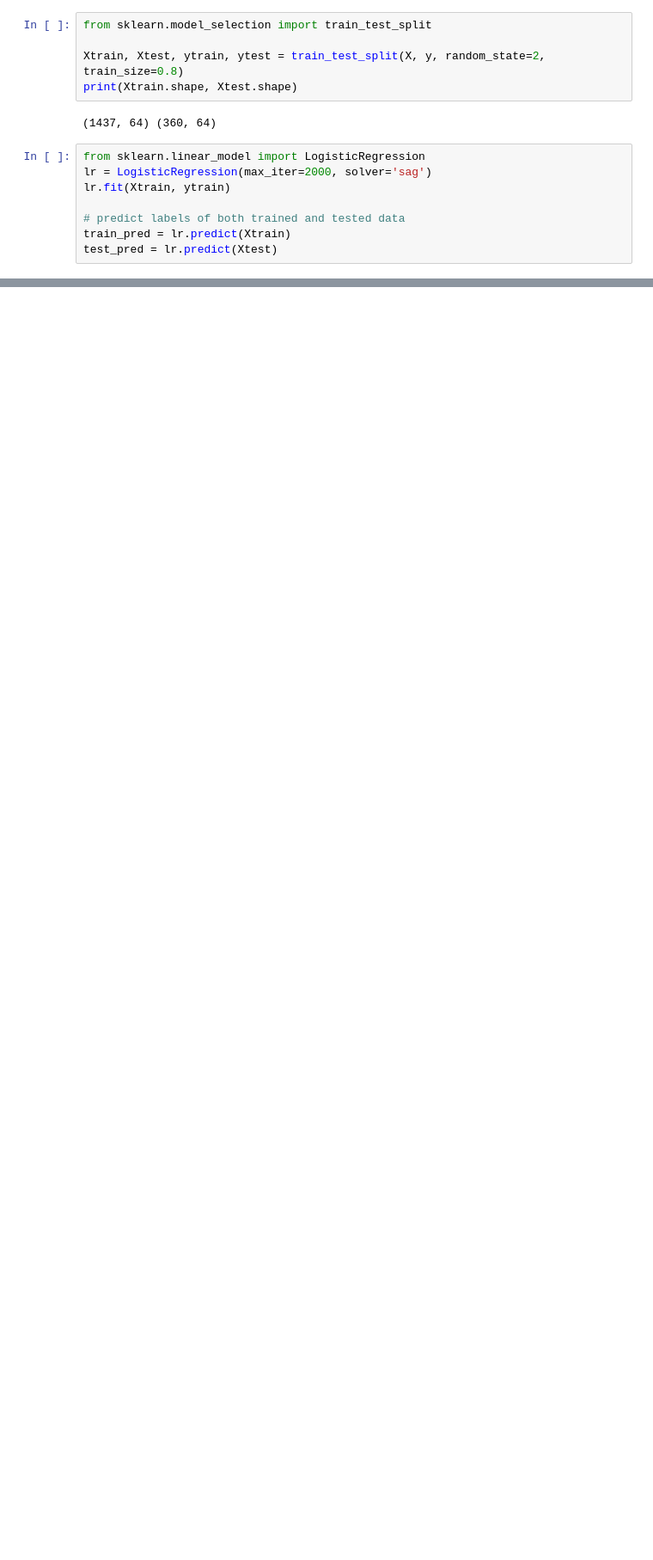
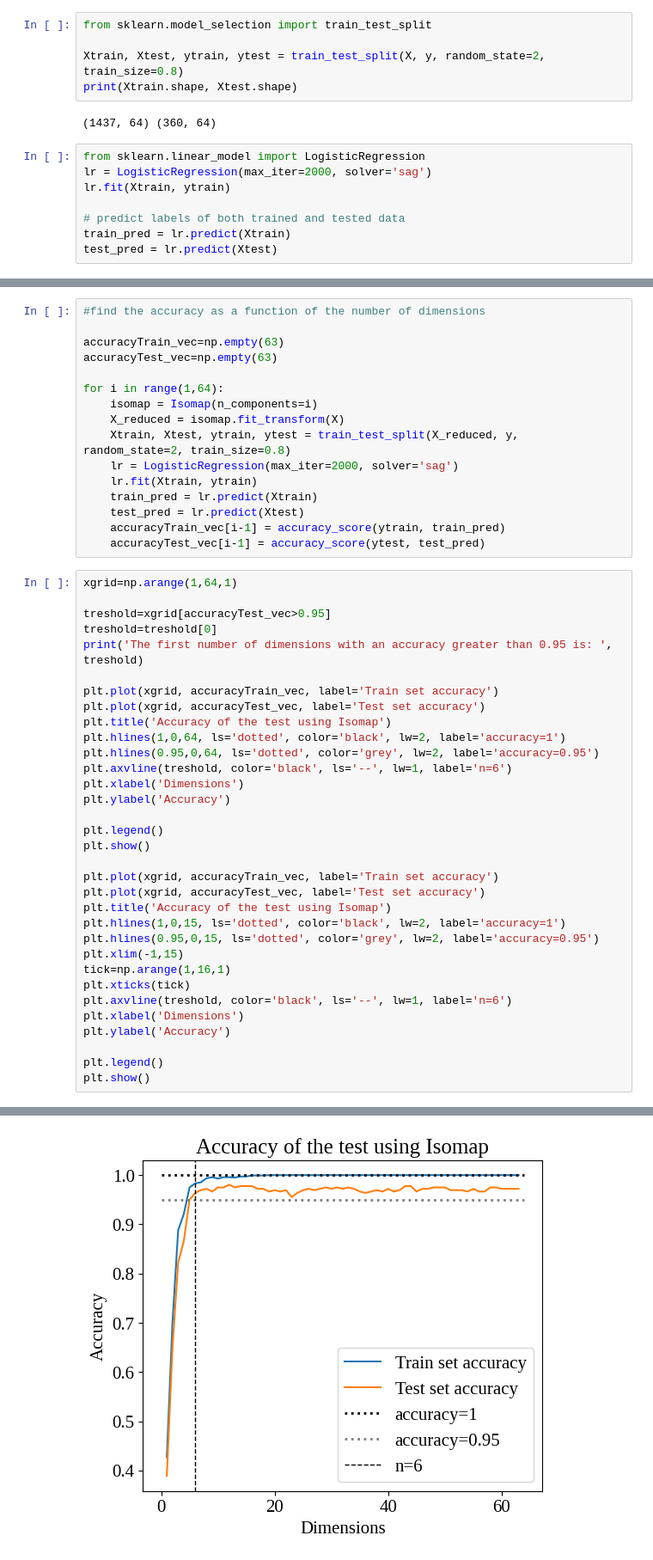
Before and after one commit to Alexpedro130/astrostatistics_bicocca_2023, a Jupyter notebook: working/L13_handwritten_digits.ipynb, the cells around one changed output, grey strips where cells are left out. Shown: that part at 86% size. Saved outputs shown, nothing was run; the diff lists cells and outputs as text; blank space fills up the shorter version.

```diff
--- a/working/L13_handwritten_digits.ipynb
+++ b/working/L13_handwritten_digits.ipynb
@@ -104,3 +120,53 @@ The accuracy of the test set is: 0.9472222222222222
  [ 0  0  0  0  0  0  0 39  0  1]
  [ 0  0  0  0  0  0  0  0 35  1]
  [ 0  0  0  1  0  1  0  0  1 25]]
+# %%
+#find the accuracy as a function of the number of dimensions
+
+accuracyTrain_vec=np.empty(63)
+accuracyTest_vec=np.empty(63)
+
+for i in range(1,64):
+    isomap = Isomap(n_components=i)
+    X_reduced = isomap.fit_transform(X)
+    Xtrain, Xtest, ytrain, ytest = train_test_split(X_reduced, y, random_state=2, train_size=0.8)
+    lr = LogisticRegression(max_iter=2000, solver='sag')
+    lr.fit(Xtrain, ytrain)
+    train_pred = lr.predict(Xtrain)
+    test_pred = lr.predict(Xtest)
+    accuracyTrain_vec[i-1] = accuracy_score(ytrain, train_pred)
+    accuracyTest_vec[i-1] = accuracy_score(ytest, test_pred)
+# %%
+xgrid=np.arange(1,64,1)
+
+treshold=xgrid[accuracyTest_vec>0.95]
+treshold=treshold[0]
+print('The first number of dimensions with an accuracy greater than 0.95 is: ', treshold)
+
+plt.plot(xgrid, accuracyTrain_vec, label='Train set accuracy')
+plt.plot(xgrid, accuracyTest_vec, label='Test set accuracy')
+plt.title('Accuracy of the test using Isomap')
+plt.hlines(1,0,64, ls='dotted', color='black', lw=2, label='accuracy=1')
+plt.hlines(0.95,0,64, ls='dotted', color='grey', lw=2, label='accuracy=0.95')
+plt.axvline(treshold, color='black', ls='--', lw=1, label='n=6')
+plt.xlabel('Dimensions')
+plt.ylabel('Accuracy')
+
+plt.legend()
+plt.show()
+
+plt.plot(xgrid, accuracyTrain_vec, label='Train set accuracy')
+plt.plot(xgrid, accuracyTest_vec, label='Test set accuracy')
+plt.title('Accuracy of the test using Isomap')
+plt.hlines(1,0,15, ls='dotted', color='black', lw=2, label='accuracy=1')
+plt.hlines(0.95,0,15, ls='dotted', color='grey', lw=2, label='accuracy=0.95')
+plt.xlim(-1,15)
+tick=np.arange(1,16,1)
+plt.xticks(tick)
+plt.axvline(treshold, color='black', ls='--', lw=1, label='n=6')
+plt.xlabel('Dimensions')
+plt.ylabel('Accuracy')
+
+plt.legend()
+plt.show()
+# %% [output]
@@ -106,0 +174 @@ The accuracy of the test set is: 0.9472222222222222
+[figure, added]
```
Also changed, not shown: parts of 10 cells of this notebook, 2 other files.
